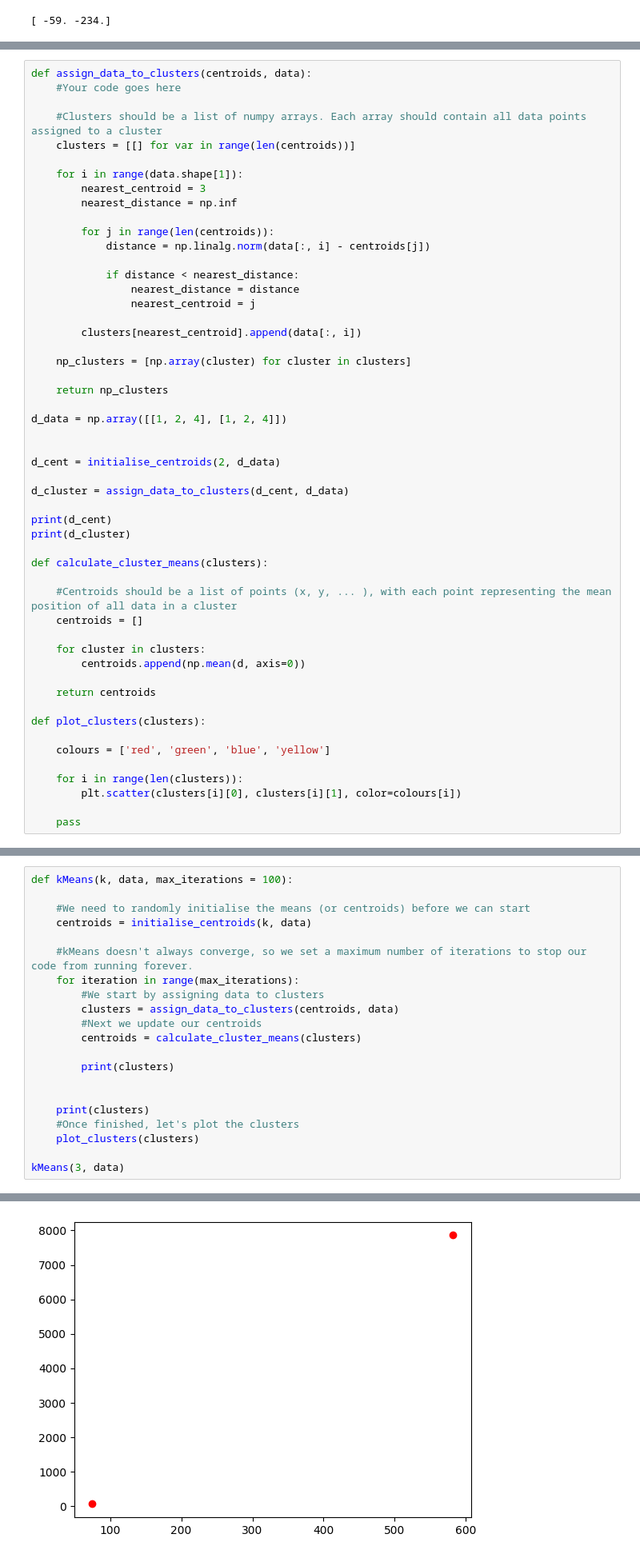
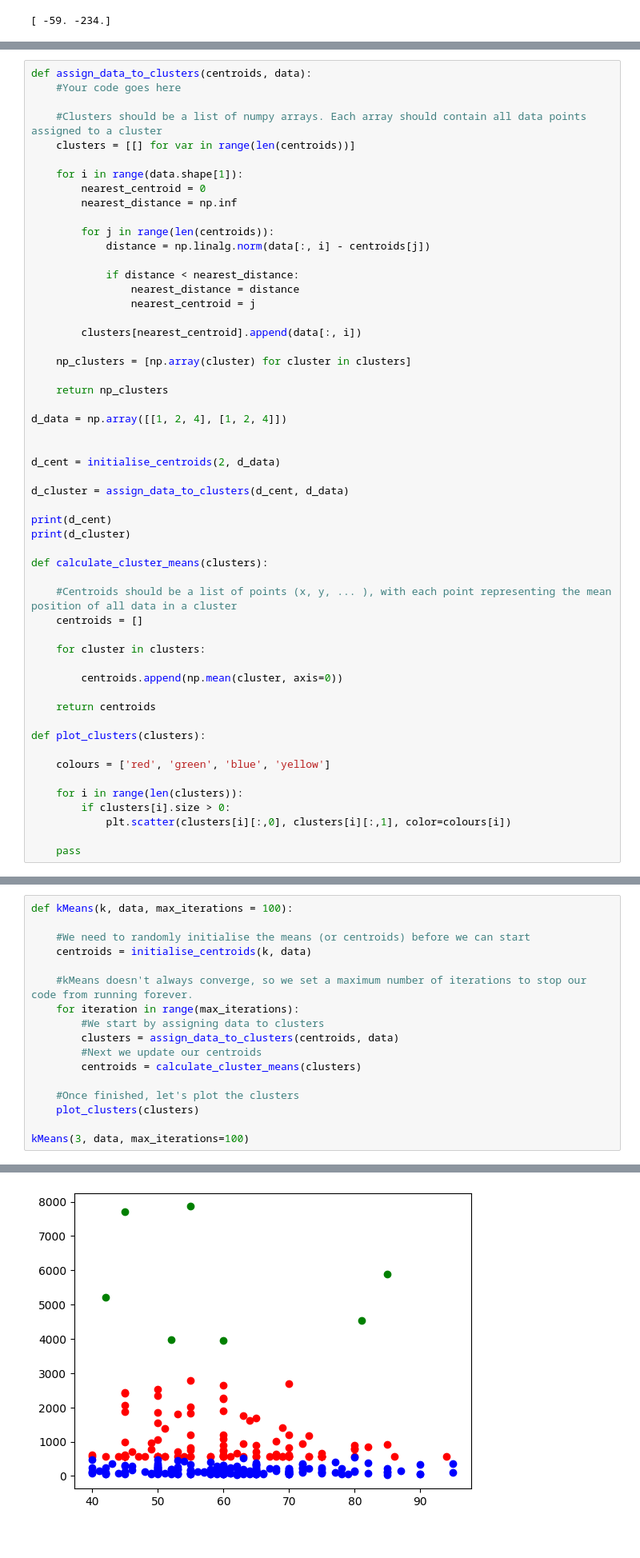
Before and after one commit to n473CL0/CPA2024, a Jupyter notebook: week_15/ML (1).ipynb, the cells around one changed output, grey strips where cells are left out. Shown: that part at 80% size. Cells and saved outputs as stored; diff of their text form.

```diff
--- a/week_15/ML (1).ipynb
+++ b/week_15/ML (1).ipynb
@@ -149,7 +149,7 @@ def assign_data_to_clusters(centroids, data):
     clusters = [[] for var in range(len(centroids))]
 
     for i in range(data.shape[1]):
-        nearest_centroid = 3
+        nearest_centroid = 0
         nearest_distance = np.inf
 
         for j in range(len(centroids)):
@@ -181,7 +181,8 @@ def calculate_cluster_means(clusters):
     centroids = []
 
     for cluster in clusters:
-        centroids.append(np.mean(d, axis=0))
+
+        centroids.append(np.mean(cluster, axis=0))
 
     return centroids
 
@@ -190,7 +191,8 @@ def plot_clusters(clusters):
     colours = ['red', 'green', 'blue', 'yellow']
 
     for i in range(len(clusters)):
-        plt.scatter(clusters[i][0], clusters[i][1], color=colours[i])
+        if clusters[i].size > 0:
+            plt.scatter(clusters[i][:,0], clusters[i][:,1], color=colours[i])
 
     pass
 # %% [output]
@@ -211,12 +212,8 @@ def kMeans(k, data, max_iterations = 100):
         #Next we update our centroids
         centroids = calculate_cluster_means(clusters)
 
-        print(clusters)
-
-
-    print(clusters)
     #Once finished, let's plot the clusters
     plot_clusters(clusters)
 
-kMeans(3, data)
+kMeans(3, data, max_iterations=100)
 # %% [output]
@@ -241,4 +220,4 @@ IndexError: index 0 is out of bounds for axis 0 with size 0
-[figure, old version]
+[figure, new version]
 # %% [markdown]
 <h3> Testing k Means</h3>
 
```
Also changed, not shown: parts of 2 cells of this notebook, 13 other files.
